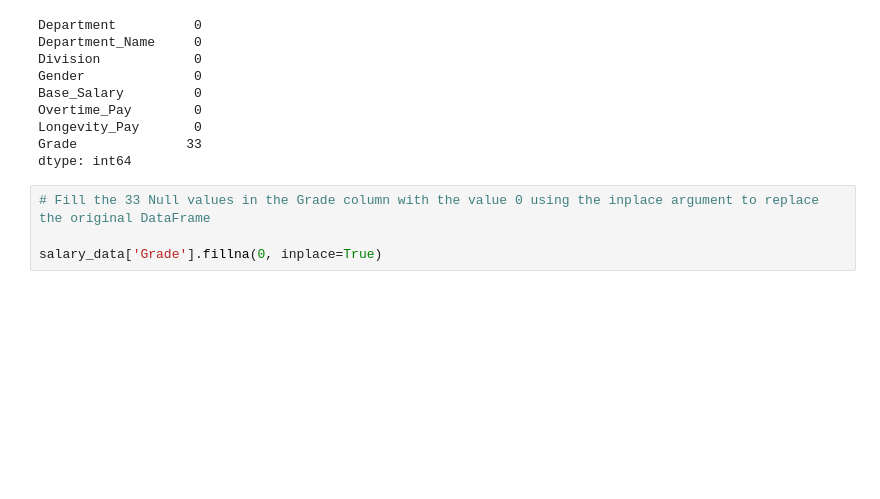
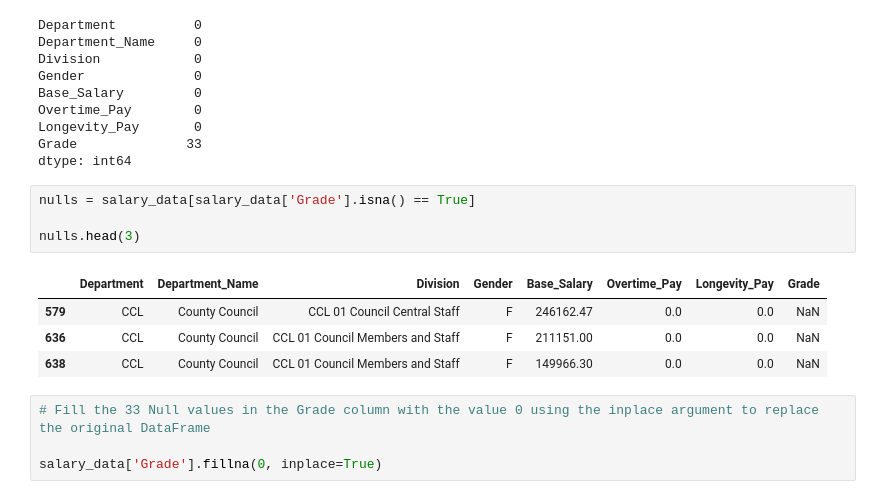
Before and after one commit to matt-harvey-data/CodeYou_Demos, a Jupyter notebook: Montgomery_Md_Salaries.ipynb, the cells around one changed output. Drawn from its saved outputs; the diff is of its cells as text; blank space fills up the shorter version.

```diff
--- a/Montgomery_Md_Salaries.ipynb
+++ b/Montgomery_Md_Salaries.ipynb
@@ -55,6 +55,15 @@ Overtime_Pay        0
 Longevity_Pay       0
 Grade              33
 dtype: int64
+# %%
+nulls = salary_data[salary_data['Grade'].isna() == True]
+
+nulls.head(3)
+# %% [output]
+|  | Department | Department_Name | Division | Gender | Base_Salary | Overtime_Pay | Longevity_Pay | Grade |
+| 579 | CCL | County Council | CCL 01 Council Central Staff | F | 246162.47 | 0.0 | 0.0 | NaN |
+| 636 | CCL | County Council | CCL 01 Council Members and Staff | F | 211151.00 | 0.0 | 0.0 | NaN |
+| 638 | CCL | County Council | CCL 01 Council Members and Staff | F | 149966.30 | 0.0 | 0.0 | NaN |
 # %%
 # Fill the 33 Null values in the Grade column with the value 0 using the inplace argument to replace the original DataFrame
 
```
Also changed, not shown: parts of 2 cells of this notebook.
